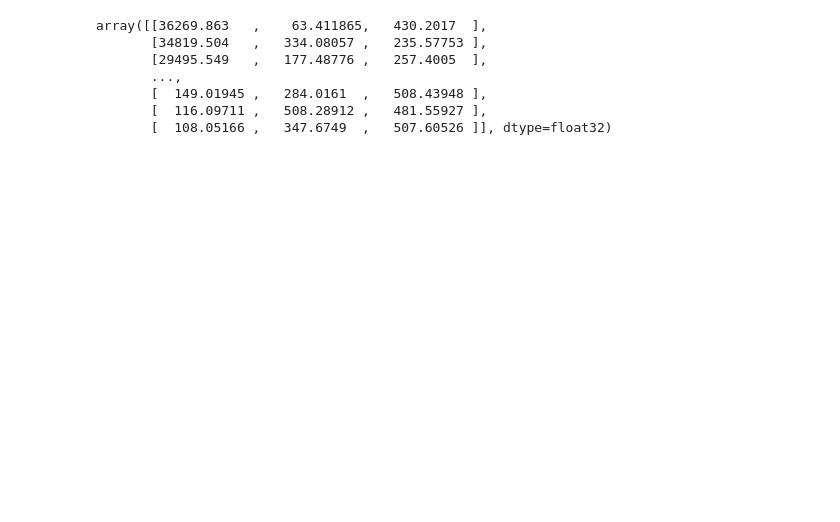
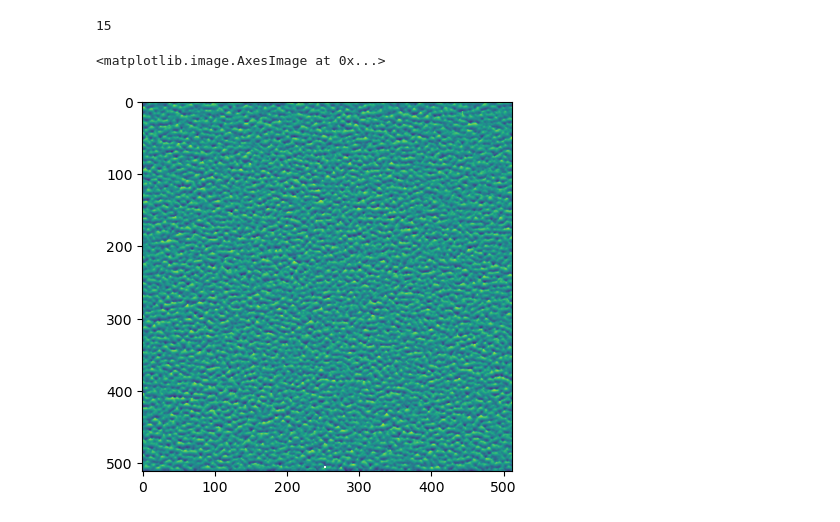
Before and after one commit to amfaber/tracking_optimizations, a Jupyter notebook: gpu-tracking/explore.ipynb, the cells around one changed output. Drawn from its saved outputs; the diff is of its cells as text; code cells hidden in the pictures; blank space fills up the shorter version.

Commit message:
Working on first frame, even dilation size

```diff
--- a/gpu-tracking/explore.ipynb
+++ b/gpu-tracking/explore.ipynb
@@ -49,10 +1,29 @@ inds = test[:, 0].argsort()[::-1]
-# %%
-test[inds, :]
-# %% [output]
-array([[36269.863   ,    63.411865,   430.2017  ],
-       [34819.504   ,   334.08057 ,   235.57753 ],
-       [29495.549   ,   177.48776 ,   257.4005  ],
-       ...,
-       [  149.01945 ,   284.0161  ,   508.43948 ],
-       [  116.09711 ,   508.28912 ,   481.55927 ],
-       [  108.05166 ,   347.6749  ,   507.60526 ]], dtype=float32)
+# %%
+import numpy as np
+import pickle
+# test = np.frombuffer(data, dtype = "float32")
+import matplotlib.pyplot as plt
+import gpu_tracking
+import tifffile
+import pandas as pd
+import trackpy as tp
+arr = tifffile.imread("../emily_tracking/sample_vids/s_20.tif", key = 0).astype("float32")[None, ...]
+coords = lambda df: df[["y", "x"]].to_numpy().T
+from scipy.spatial import KDTree
+with open("mine_processed", "rb") as file:
+    data = file.read()
+processed = np.frombuffer(data, dtype = "float32").reshape(2, 512, 512)[0]
+with open("test", "rb") as file:
+    data = file.read()
+centers = np.frombuffer(data, dtype = "float32").reshape(2, 512, 512)
+with open("tp_processed.pkl", "rb") as file:
+    tp_processed = pickle.load(file).astype("float32")
+with open("inp", "rb") as file:
+    data = file.read()
+frame = np.frombuffer(data, dtype = "float32").reshape(512, 512)
+from scipy.ndimage import grey_dilation
+import scipy.fft as fft
+# %%
+int(2*11 / np.sqrt(2))
+# %% [output]
+15
@@ -58,0 +32,5 @@ array([[36269.863   ,    63.411865,   430.2017  ],
+# %%
+plt.imshow(centers[:, :, 0])
+# %% [output]
+<matplotlib.image.AxesImage at 0x...>
+[figure, added]
```
Also changed, not shown: parts of 26 cells of this notebook, 13 other files.
